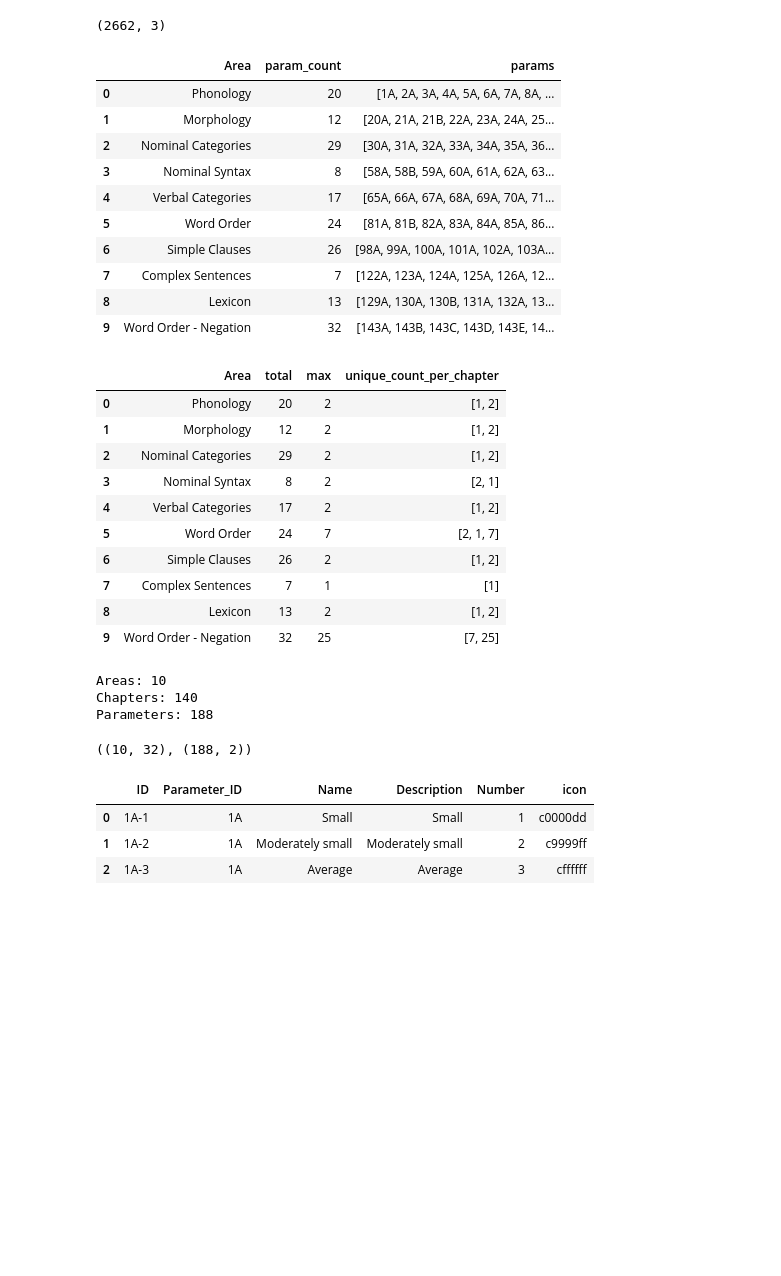
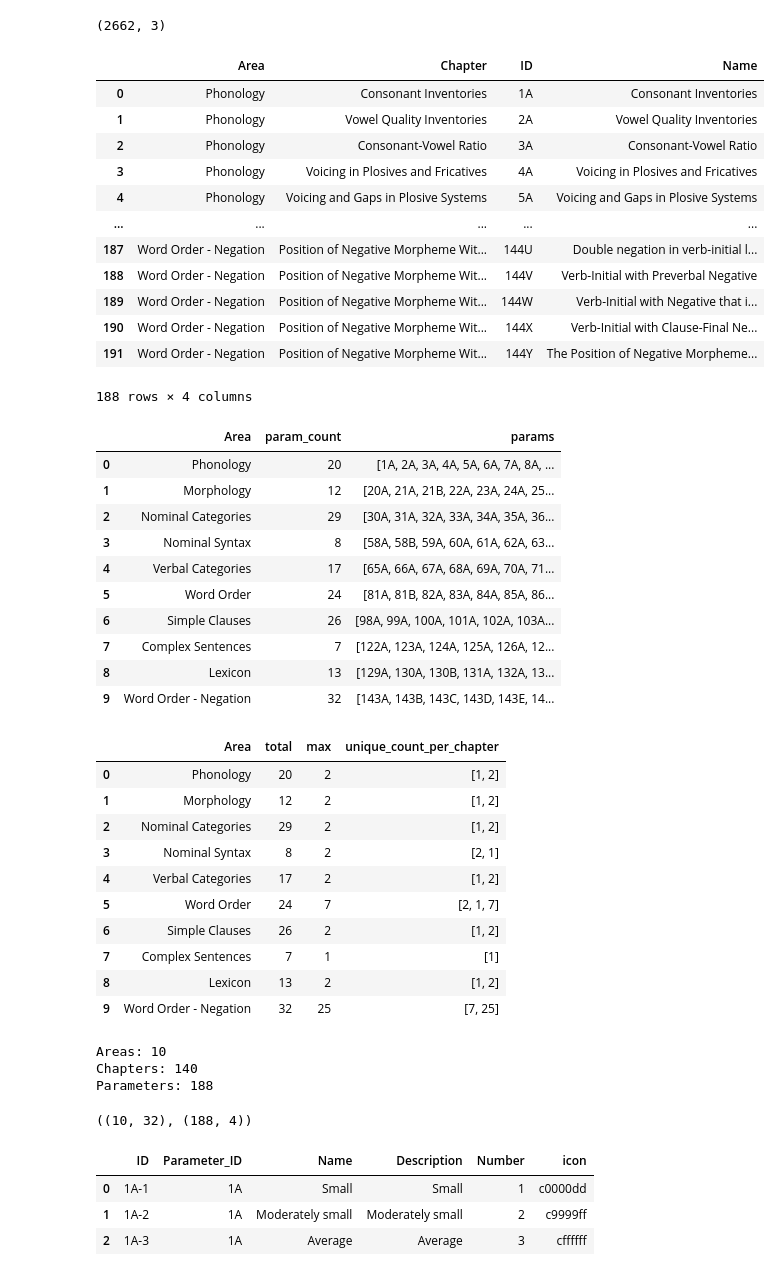
Before and after one commit to Pappa/conlanger, a Jupyter notebook: notebooks/explore_wals.ipynb, the cells around one changed output. Drawn from its saved outputs; the diff is of its cells as text; code cells hidden in the pictures; blank space fills up the shorter version.

```diff
--- a/notebooks/explore_wals.ipynb
+++ b/notebooks/explore_wals.ipynb
@@ -49,7 +24,7 @@ lang_df.shape
 # %%
 param_df = (
     pd.DataFrame(wals.iter_rows("ParameterTable"))
-    .drop(columns=["Description", "Contributor_ID"])
+    .drop(columns=["Contributor_ID", "Description"])
 )
 
 word_order_negation = ["Position of Negative Morpheme With Respect to Subject, Object, and Verb", "Order of Negative Morpheme and Verb"]
@@ -64,7 +39,9 @@ param_df.loc[param_df["Chapter"].isin(word_order_negation), "Area"] = "Word Orde
 
 param_df = param_df[
     ~param_df["Area"].isin(["Sign Languages", "Other"])
-]
+][["Area", "Chapter", "ID", "Name"]]
+
+display(param_df)
 
 param_counts_by_area = param_df[["Area", "ID"]].groupby("Area", sort=False).agg(param_count=('ID', 'count'), params=('ID', list)).reset_index()
 max_params_by_area = param_counts_by_area["param_count"].max()
@@ -78,60 +55,74 @@ param_counts_by_chapter = (param_df[["Area", "Chapter", "ID"]]
 
 params_by_chapter = (param_counts_by_chapter
                            .groupby("Area", sort=False)
                            .agg(total=('param_count', 'sum'), max=('param_count', 'max'), unique_count_per_chapter=('param_count', (lambda x: list(x.unique()))))
                            .reset_index()
 )
 display(params_by_chapter)
 
 
 max_params_by_chapter = param_counts_by_chapter["param_count"].max()
 
 all_parameters = np.array([l + [''] * (max_params_by_area - len(l)) for l in param_counts_by_area["params"].to_list()])
 
 
 areas = param_df.Area.unique()
 chapters = param_df.Chapter.unique()
 
 print(f"Areas: {areas.shape[0]}")
 print(f"Chapters: {chapters.shape[0]}")
 print(f"Parameters: {param_df.shape[0]}")
 
-parameters = param_df[["ID", "Name"]].to_numpy()
+parameters = param_df.to_numpy()
+parameter_columns = param_df.columns.to_numpy()
 
 param_counts_by_area = [len(param_df[param_df["Area"] == area]["ID"]) for area in areas]
 max_size = max(param_counts_by_area)
 
 params_by_area = [param_df[param_df["Area"] == area]["ID"].to_numpy() for area in areas]
 params_by_area = np.array([np.hstack([a, np.full(max_size - a.size, "")]) for a in params_by_area])
 
 params_by_area.shape, parameters.shape
 # %% [output]
-|  | Area | param_count | params |
-| 0 | Phonology | 20 | [1A, 2A, 3A, 4A, 5A, 6A, 7A, 8A, ... |
-| 1 | Morphology | 12 | [20A, 21A, 21B, 22A, 23A, 24A, 25... |
-| 2 | Nominal Categories | 29 | [30A, 31A, 32A, 33A, 34A, 35A, 36... |
-| 3 | Nominal Syntax | 8 | [58A, 58B, 59A, 60A, 61A, 62A, 63... |
-| 4 | Verbal Categories | 17 | [65A, 66A, 67A, 68A, 69A, 70A, 71... |
-| 5 | Word Order | 24 | [81A, 81B, 82A, 83A, 84A, 85A, 86... |
-| 6 | Simple Clauses | 26 | [98A, 99A, 100A, 101A, 102A, 103A... |
-| 7 | Complex Sentences | 7 | [122A, 123A, 124A, 125A, 126A, 12... |
-| 8 | Lexicon | 13 | [129A, 130A, 130B, 131A, 132A, 13... |
-| 9 | Word Order - Negation | 32 | [143A, 143B, 143C, 143D, 143E, 14... |
+|  | Area | Chapter | ID | Name |
+| 0 | Phonology | Consonant Inventories | 1A | Consonant Inventories |
+| 1 | Phonology | Vowel Quality Inventories | 2A | Vowel Quality Inventories |
+| 2 | Phonology | Consonant-Vowel Ratio | 3A | Consonant-Vowel Ratio |
+| 3 | Phonology | Voicing in Plosives and Fricatives | 4A | Voicing in Plosives and Fricatives |
+| 4 | Phonology | Voicing and Gaps in Plosive Systems | 5A | Voicing and Gaps in Plosive Systems |
+| ... | ... | ... | ... | ... |
+| 187 | Word Order - Negation | Position of Negative Morpheme Wit... | 144U | Double negation in verb-initial l... |
+| 188 | Word Order - Negation | Position of Negative Morpheme Wit... | 144V | Verb-Initial with Preverbal Negative |
+| 189 | Word Order - Negation | Position of Negative Morpheme Wit... | 144W | Verb-Initial with Negative that i... |
+| 190 | Word Order - Negation | Position of Negative Morpheme Wit... | 144X | Verb-Initial with Clause-Final Ne... |
+| 191 | Word Order - Negation | Position of Negative Morpheme Wit... | 144Y | The Position of Negative Morpheme... |
+188 rows × 4 columns
-|  | Area | total | max | unique_count_per_chapter |
-| 0 | Phonology | 20 | 2 | [1, 2] |
-| 1 | Morphology | 12 | 2 | [1, 2] |
-| 2 | Nominal Categories | 29 | 2 | [1, 2] |
-| 3 | Nominal Syntax | 8 | 2 | [2, 1] |
-| 4 | Verbal Categories | 17 | 2 | [1, 2] |
-| 5 | Word Order | 24 | 7 | [2, 1, 7] |
-| 6 | Simple Clauses | 26 | 2 | [1, 2] |
-| 7 | Complex Sentences | 7 | 1 | [1] |
-| 8 | Lexicon | 13 | 2 | [1, 2] |
-| 9 | Word Order - Negation | 32 | 25 | [7, 25] |
+|  | Area | param_count | params |
+| 0 | Phonology | 20 | [1A, 2A, 3A, 4A, 5A, 6A, 7A, 8A, ... |
+| 1 | Morphology | 12 | [20A, 21A, 21B, 22A, 23A, 24A, 25... |
+| 2 | Nominal Categories | 29 | [30A, 31A, 32A, 33A, 34A, 35A, 36... |
+| 3 | Nominal Syntax | 8 | [58A, 58B, 59A, 60A, 61A, 62A, 63... |
+| 4 | Verbal Categories | 17 | [65A, 66A, 67A, 68A, 69A, 70A, 71... |
+| 5 | Word Order | 24 | [81A, 81B, 82A, 83A, 84A, 85A, 86... |
+| 6 | Simple Clauses | 26 | [98A, 99A, 100A, 101A, 102A, 103A... |
+| 7 | Complex Sentences | 7 | [122A, 123A, 124A, 125A, 126A, 12... |
+| 8 | Lexicon | 13 | [129A, 130A, 130B, 131A, 132A, 13... |
+| 9 | Word Order - Negation | 32 | [143A, 143B, 143C, 143D, 143E, 14... |
-Areas: 10
-Chapters: 140
-Parameters: 188
+|  | Area | total | max | unique_count_per_chapter |
+| 0 | Phonology | 20 | 2 | [1, 2] |
+| 1 | Morphology | 12 | 2 | [1, 2] |
+| 2 | Nominal Categories | 29 | 2 | [1, 2] |
+| 3 | Nominal Syntax | 8 | 2 | [2, 1] |
+| 4 | Verbal Categories | 17 | 2 | [1, 2] |
+| 5 | Word Order | 24 | 7 | [2, 1, 7] |
+| 6 | Simple Clauses | 26 | 2 | [1, 2] |
+| 7 | Complex Sentences | 7 | 1 | [1] |
+| 8 | Lexicon | 13 | 2 | [1, 2] |
+| 9 | Word Order - Negation | 32 | 25 | [7, 25] |
-((10, 32), (188, 2))
+Areas: 10
+Chapters: 140
+Parameters: 188
+((10, 32), (188, 4))
 # %%
 code_df = pd.DataFrame(wals.iter_rows("CodeTable"))
 code_df.head(3)
```
Also changed, not shown: parts of 4 cells of this notebook, 2 other files.
